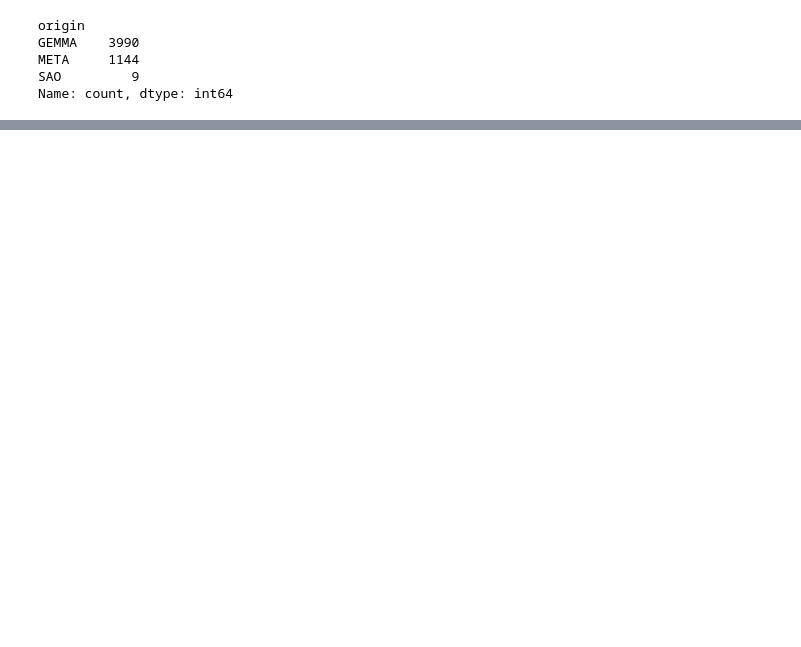
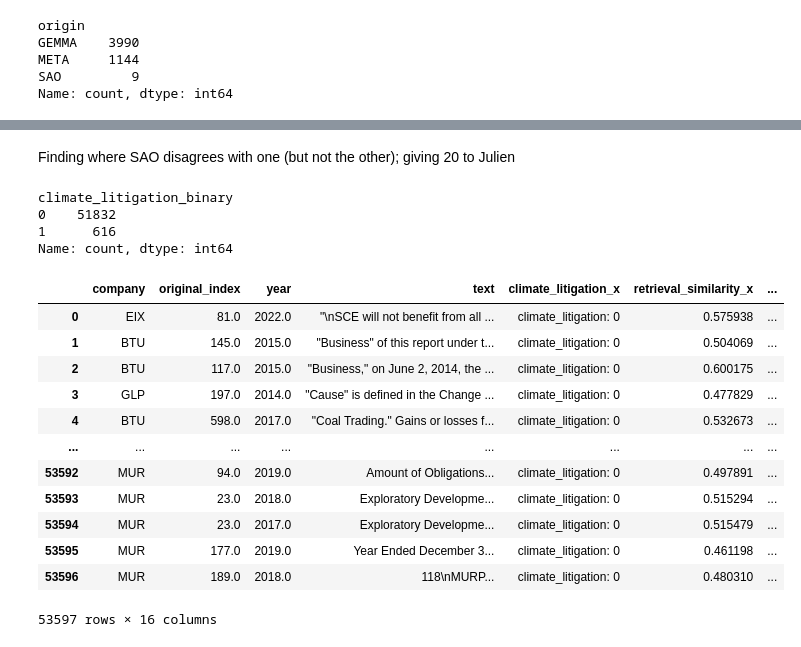
Before and after one commit to georgiaray/clim_lit_risk, a Jupyter notebook: report_nlp/assessing_RAG_results.ipynb, the cells around one changed output, grey strips where cells are left out. Drawn from its saved outputs; the diff is of its cells as text; code cells hidden in the pictures; blank space fills up the shorter version.

```diff
--- a/report_nlp/assessing_RAG_results.ipynb
+++ b/report_nlp/assessing_RAG_results.ipynb
@@ -759,3 +753,45 @@ announced its intention to exit its custody business in 113
 Argentina, which such exit is not expected to have a material impact on Citi Argentina’s results of operations. Upon such announcement, the prior Argentine government took a number of adverse actions  ...
 The Venezuelan government operates restrictive foreign exchange controls. These exchange controls have limited Citi’s ability to obtain U.S. dollars in Venezuela; Citi has not been able to acquire U.S ...
 --------------------------------------------------------------------------------
+# %% [markdown]
+Finding where SAO disagrees with one (but not the other); giving 20 to Julien
+# %%
+SAO_df.climate_litigation_binary.value_counts()
+# %% [output]
+climate_litigation_binary
+0    51832
+1      616
+Name: count, dtype: int64
+# %%
+#combine all three dfs into one dataframe based on the text column, all three in the same df (so not SAO_Gemma and SAO_META, but SAO, GEMMA, and META)
+
+#rename the climate litigation binary columns to indicate the source
+combined_df = SAO_df.merge(
+    GEMMA_df.drop(columns=[col for col in shared_cols if col != 'text']),
+    on='text', how='outer'
+).merge(
+    META_df.drop(columns=[col for col in shared_cols if col != 'text']),
+    on='text', how='outer'
+)
+
+combined_df = combined_df.rename(columns={
+    'climate_litigation_binary_x': 'climate_litigation_binary_SAO',
+    'climate_litigation_binary_y': 'climate_litigation_binary_GEMMA',
+    'climate_litigation_binary': 'climate_litigation_binary_META'
+})
+# %%
+combined_df
+# %% [output]
+|  | company | original_index | year | text | climate_litigation_x | retrieval_similarity_x | ... |
+| 0 | EIX | 81.0 | 2022.0 | "\nSCE will not benefit from all ... | climate_litigation: 0 | 0.575938 | ... |
+| 1 | BTU | 145.0 | 2015.0 | "Business" of this report under t... | climate_litigation: 0 | 0.504069 | ... |
+| 2 | BTU | 117.0 | 2015.0 | "Business," on June 2, 2014, the ... | climate_litigation: 0 | 0.600175 | ... |
+| 3 | GLP | 197.0 | 2014.0 | "Cause" is defined in the Change ... | climate_litigation: 0 | 0.477829 | ... |
+| 4 | BTU | 598.0 | 2017.0 | "Coal Trading." Gains or losses f... | climate_litigation: 0 | 0.532673 | ... |
+| ... | ... | ... | ... | ... | ... | ... | ... |
+| 53592 | MUR | 94.0 | 2019.0 | ﻿ ﻿ ﻿ ﻿ ﻿ ﻿ Amount of Obligations... | climate_litigation: 0 | 0.497891 | ... |
+| 53593 | MUR | 23.0 | 2018.0 | ﻿ ﻿ ﻿ ﻿ ﻿ ﻿ Exploratory Developme... | climate_litigation: 0 | 0.515294 | ... |
+| 53594 | MUR | 23.0 | 2017.0 | ﻿ ﻿ ﻿ ﻿ ﻿ ﻿ Exploratory Developme... | climate_litigation: 0 | 0.515479 | ... |
+| 53595 | MUR | 177.0 | 2019.0 | ﻿ ﻿ ﻿ ﻿ ﻿ ﻿ Year Ended December 3... | climate_litigation: 0 | 0.461198 | ... |
+| 53596 | MUR | 189.0 | 2018.0 | ﻿ ﻿ ﻿ ﻿ ﻿ ﻿ ﻿ ﻿ ﻿ ﻿ ﻿ ﻿ 118\nMURP... | climate_litigation: 0 | 0.480310 | ... |
+53597 rows × 16 columns
```
Also changed, not shown: parts of 7 cells of this notebook, 13 other files.
